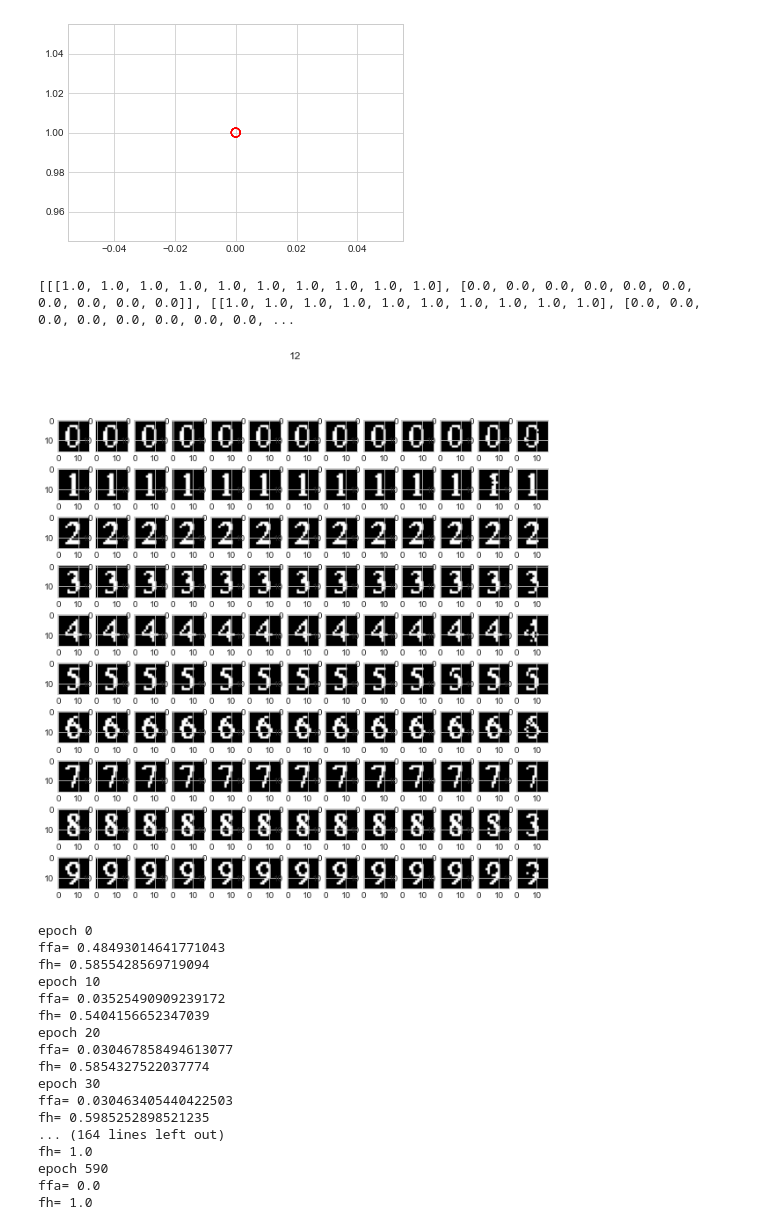
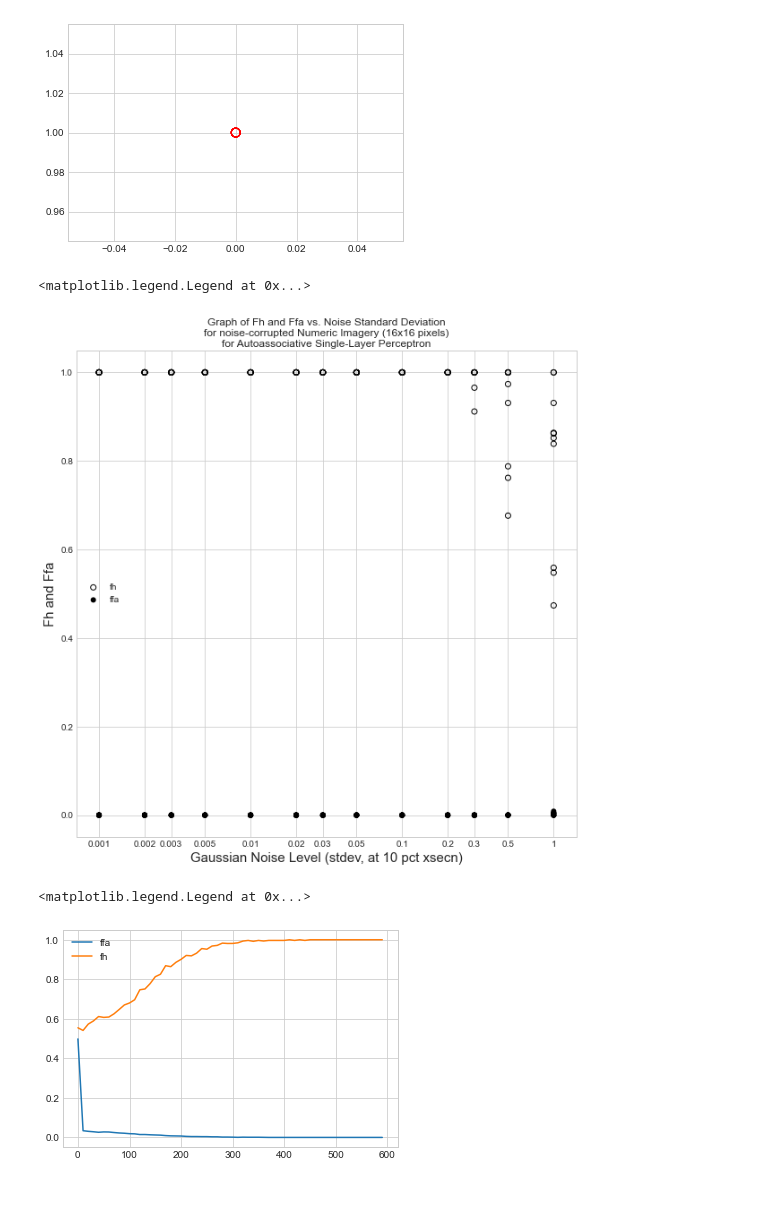
Before and after one commit to shivambang/Neural-Networks, a Jupyter notebook: Perceptron/perceptron.ipynb, the cells around one changed output. Saved outputs shown, nothing was run; the diff lists cells and outputs as text; code cells hidden in the pictures; blank space fills up the shorter version.

```diff
--- a/Perceptron/perceptron.ipynb
+++ b/Perceptron/perceptron.ipynb
@@ -3,7 +3,6 @@ import numpy as np
 import cv2
 %matplotlib inline
 import matplotlib.pyplot as plt
-plt.style.use('seaborn-whitegrid')
 
 #read images
 data=[]
@@ -144,6 +143,7 @@ for d in data:
     nd = add_noise(np.copy(d), 0.1)
     noisy_data.append(normalize(nd))
 # %%
+fh, ffa = [], []
 for test in range(0, 200, 10):
     slp_model = Perceptron()
 
@@ -161,11 +161,14 @@ for test in range(0, 200, 10):
         optimizer.zero_grad()
         loss.backward()
         optimizer.step()
-    print('epoch {}'.format(test))
 
     target_values = generate_rescaled_inputs(data)
     predicted_values = generate_predictions(data, 0)
-    fh, ffa = compute_error_metrics(target_values, predicted_values)
-    print('ffa=', np.mean(ffa))
-    print('fh=', np.mean(fh))
+    h, a = compute_error_metrics(target_values, predicted_values)
+    ffa += [np.mean(a)]
+    fh += [np.mean(h)]
+plt.figure()
+plt.plot(range(0, 200, 10), ffa, label='ffa')
+plt.plot(range(0, 200, 10), fh, label='fh')
+plt.legend()
 # %% [output]
@@ -213,26 +201,37 @@ plt.show()
 # %% [output]
 [figure]
 # %%
-err = []
+ffa, fh = [], []
 sigma = [0.001, 0.002, 0.003, 0.005, 0.01, 0.02, 0.03, 0.05, 0.1, 0.2, 0.3, 0.5, 1]
-fig, axs = plt.subplots(10, 13, figsize=(10, 10))
 for s in range(13):
-    fig.suptitle(s)
     noisy_data = []
     for d in data:
         nd = add_noise(np.copy(d), sigma[s])
         noisy_data.append(normalize(nd))
     target_values = generate_rescaled_inputs(data)
     predicted_values = generate_predictions(noisy_data, 0)
-    for i in range(10):
-        axs[i, s].imshow(predicted_values[i].reshape(16, 16))
-    fh, ffa = compute_error_metrics(target_values, predicted_values)
-    err.append([fh, ffa])
-print(err)
+    # for i in range(10):
+    #     axs[i, s].imshow(predicted_values[i].reshape(16, 16))
+    h, a = compute_error_metrics(target_values, predicted_values)
+    ffa += a
+    fh += h
+x = [[s]*10 for s in sigma]
+plt.figure(figsize=(10, 10))
+plt.title(("Graph of Fh and Ffa vs. Noise Standard Deviation\n"
+    "for noise-corrupted Numeric Imagery (16x16 pixels)\n"
+    "for Autoassociative Single-Layer Perceptron"), loc='center', wrap=True)
+plt.xlabel('Gaussian Noise Level (stdev, at 10 pct xsecn)', size=15)
+plt.ylabel('Fh and Ffa', size=15)
+plt.xscale('log')
+plt.xticks(sigma, sigma)
+plt.scatter(x, fh, label='fh', facecolors='none', edgecolors='black')
+plt.scatter(x, ffa, label='ffa', facecolors='black', edgecolors='none')
+plt.legend()
 # %% [output]
-[[[1.0, 1.0, 1.0, 1.0, 1.0, 1.0, 1.0, 1.0, 1.0, 1.0], [0.0, 0.0, 0.0, 0.0, 0.0, 0.0, 0.0, 0.0, 0.0, 0.0]], [[1.0, 1.0, 1.0, 1.0, 1.0, 1.0, 1.0, 1.0, 1.0, 1.0], [0.0, 0.0, 0.0, 0.0, 0.0, 0.0, 0.0, 0.0, ...
+<matplotlib.legend.Legend at 0x...>
-[figure, old version]
+[figure, new version]
 # %%
+fh, ffa = [], []
 for test in range(0, 600, 10):
     mlp_model = MLP()
 
@@ -250,31 +249,19 @@ for test in range(0, 600, 10):
         optimizer.zero_grad()
         loss.backward()
         optimizer.step()
-    print('epoch {}'.format(test))
 
     target_values = generate_rescaled_inputs(data)
     predicted_values = generate_predictions(data, 1)
-    fh, ffa = compute_error_metrics(target_values, predicted_values)
-    print('ffa=', np.mean(ffa))
-    print('fh=', np.mean(fh))
+    h, a = compute_error_metrics(target_values, predicted_values)
+    ffa += [np.mean(a)]
+    fh += [np.mean(h)]
+plt.figure()
+plt.plot(range(0, 600, 10), ffa, label='ffa')
+plt.plot(range(0, 600, 10), fh, label='fh')
+plt.legend()
 # %% [output]
-epoch 0
-ffa= 0.48493014641771043
-fh= 0.5855428569719094
-epoch 10
-ffa= 0.03525490909239172
-fh= 0.5404156652347039
-epoch 20
-ffa= 0.030467858494613077
-fh= 0.5854327522037774
-epoch 30
-ffa= 0.030463405440422503
-fh= 0.5985252898521235
-... (164 lines left out)
-fh= 1.0
-epoch 590
-ffa= 0.0
-fh= 1.0
+<matplotlib.legend.Legend at 0x...>
+[figure, added]
 # %%
 #The ffa and fh for input data becomes stable around 500 epochs so number of epochs chosen = 500
 mlp_model = MLP()
```
Also changed, not shown: parts of 2 cells of this notebook.
